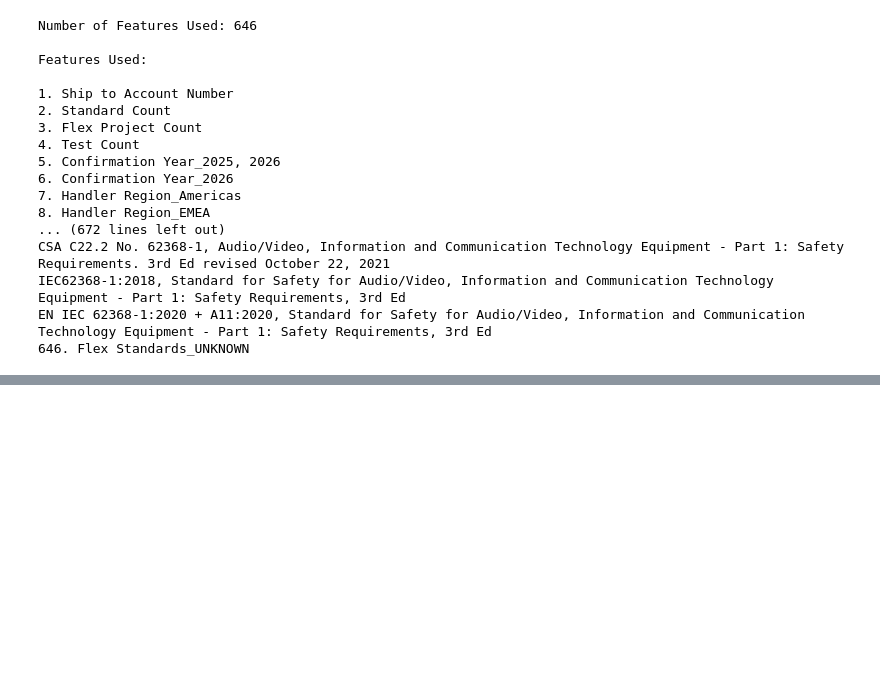
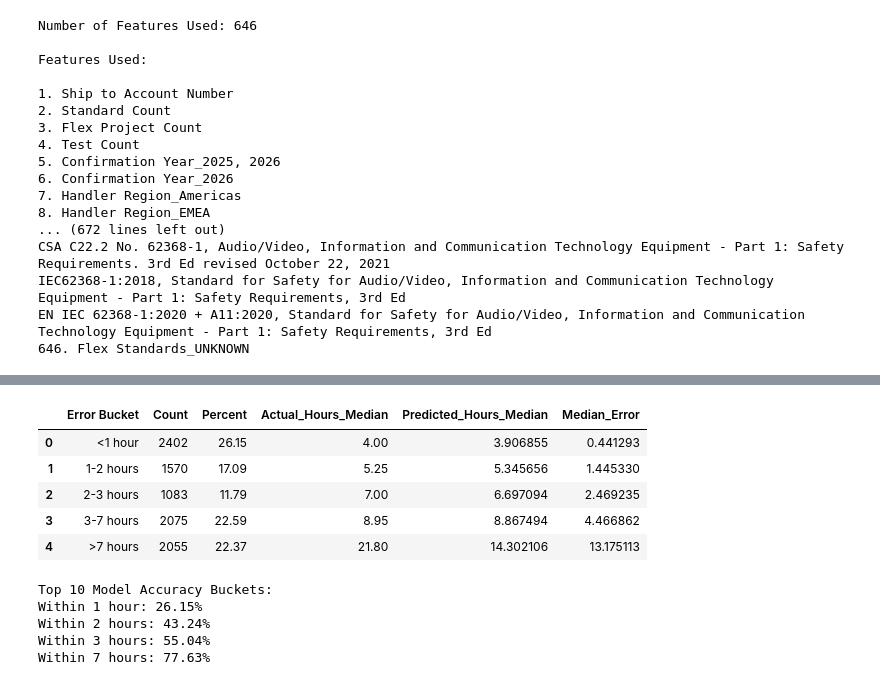
Before and after one commit to CelineAndroun03/CTECH-ML-MAY2026, a Jupyter notebook: scripts/Modeling_ENG.ipynb, the cells around one changed output, grey strips where cells are left out. Drawn from its saved outputs; the diff is of its cells as text; code cells hidden in the pictures; blank space fills up the shorter version.

```diff
--- a/scripts/Modeling_ENG.ipynb
+++ b/scripts/Modeling_ENG.ipynb
@@ -472,0 +616,65 @@ EN IEC 62368-1:2020 + A11:2020, Standard for Safety for Audio/Video, Information
+# %%
+# =====================================
+# BUCKET ANALYSIS - TOP 10 FEATURE MODEL
+# =====================================
+
+import pandas as pd
+import numpy as np
+
+# Use predictions from Top 10 model
+top10_results = pd.DataFrame({
+    "Actual Hours": np.expm1(y_test_top),
+    "Predicted Hours": y_pred_hours
+})
+
+top10_results["Absolute Error"] = abs(
+    top10_results["Actual Hours"] - top10_results["Predicted Hours"]
+)
+
+# Create error buckets
+top10_results["Error Bucket"] = pd.cut(
+    top10_results["Absolute Error"],
+    bins=[0, 1, 2, 3, 7, np.inf],
+    labels=["<1 hour", "1-2 hours", "2-3 hours", "3-7 hours", ">7 hours"],
+    include_lowest=True
+)
+
+# Summary table
+top10_bucket_summary = (
+    top10_results
+    .groupby("Error Bucket", observed=False)
+    .agg(
+        Count=("Absolute Error", "count"),
+        Percent=("Absolute Error", lambda x: round(len(x) / len(top10_results) * 100, 2)),
+        Actual_Hours_Median=("Actual Hours", "median"),
+        Predicted_Hours_Median=("Predicted Hours", "median"),
+        Median_Error=("Absolute Error", "median")
+    )
+    .reset_index()
+)
+
+display(top10_bucket_summary)
+
+# Quick business summary
+within_1 = top10_results["Absolute Error"].le(1).mean() * 100
+within_2 = top10_results["Absolute Error"].le(2).mean() * 100
+within_3 = top10_results["Absolute Error"].le(3).mean() * 100
+within_7 = top10_results["Absolute Error"].le(7).mean() * 100
+
+print("Top 10 Model Accuracy Buckets:")
+print(f"Within 1 hour: {within_1:.2f}%")
+print(f"Within 2 hours: {within_2:.2f}%")
+print(f"Within 3 hours: {within_3:.2f}%")
+print(f"Within 7 hours: {within_7:.2f}%")
+# %% [output]
+|  | Error Bucket | Count | Percent | Actual_Hours_Median | Predicted_Hours_Median | Median_Error |
+| 0 | <1 hour | 2402 | 26.15 | 4.00 | 3.906855 | 0.441293 |
+| 1 | 1-2 hours | 1570 | 17.09 | 5.25 | 5.345656 | 1.445330 |
+| 2 | 2-3 hours | 1083 | 11.79 | 7.00 | 6.697094 | 2.469235 |
+| 3 | 3-7 hours | 2075 | 22.59 | 8.95 | 8.867494 | 4.466862 |
+| 4 | >7 hours | 2055 | 22.37 | 21.80 | 14.302106 | 13.175113 |
+Top 10 Model Accuracy Buckets:
+Within 1 hour: 26.15%
+Within 2 hours: 43.24%
+Within 3 hours: 55.04%
+Within 7 hours: 77.63%
```
Also changed, not shown: parts of 6 cells of this notebook.
